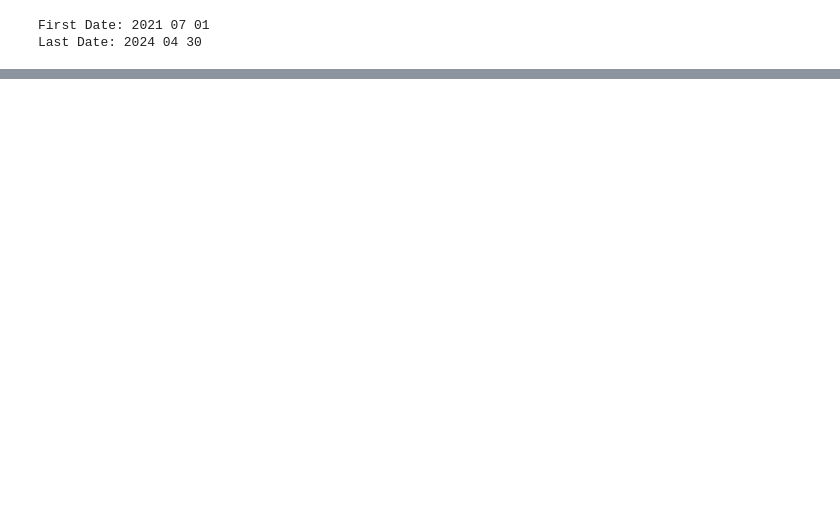
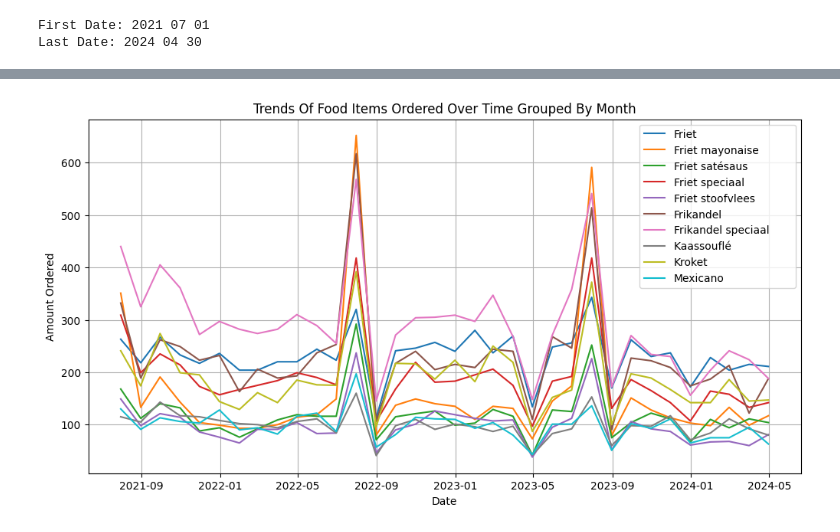
Before and after one commit to StevenLyy/S6-AI, a Jupyter notebook: data_challenge/data_challenge.ipynb, the cells around one changed output, grey strips where cells are left out. Saved outputs shown, nothing was run; the diff lists cells and outputs as text; code cells hidden in the pictures; blank space fills up the shorter version.

```diff
--- a/data_challenge/data_challenge.ipynb
+++ b/data_challenge/data_challenge.ipynb
@@ -126,0 +151,4 @@ combined_df.loc['2023-12-15']
+# %%
+total_orders = combined_df.groupby('gerecht')['aantal_bestellingen'].sum()
+top_10_items = total_orders.nlargest(10).index
+top_10_items
@@ -126,0 +160,4 @@ combined_df.loc['2023-12-15']
+# %%
+monthly_orders = combined_df.groupby([pd.Grouper(freq='ME'), 'gerecht']).sum().reset_index()
+monthly_orders = monthly_orders.drop('prijs_€', axis=1)
+monthly_orders
@@ -126,0 +178,21 @@ combined_df.loc['2023-12-15']
+# %%
+filtered_df = monthly_orders[monthly_orders['gerecht'].isin(top_10_items)]
+
+# Pivot the DataFrame
+pivot_df = filtered_df.pivot_table(index='date', columns='gerecht', values='aantal_bestellingen', aggfunc='sum')
+
+plt.figure(figsize=(12, 6))
+
+for column in pivot_df.columns:
+    plt.plot(pivot_df.index, pivot_df[column], label=column)
+
+# Add labels and title
+plt.xlabel('Date')
+plt.ylabel('Amount Ordered')
+plt.title('Trends Of Food Items Ordered Over Time Grouped By Month')
+plt.legend()
+plt.grid(True)
+
+plt.show()
+# %% [output]
+[figure, added]
```
Also changed, not shown: parts of 13 cells of this notebook.
